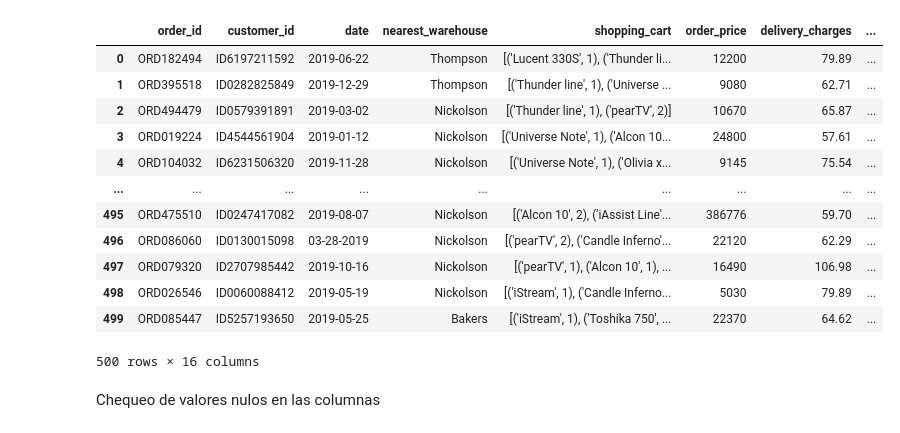
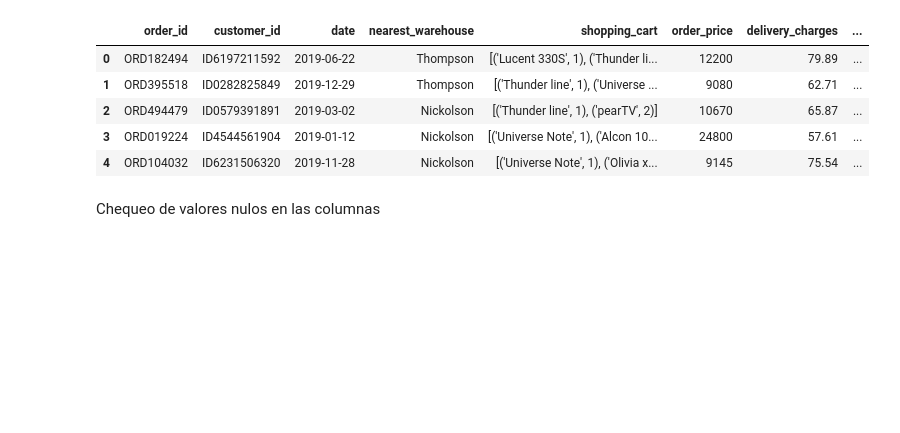
Before and after one commit to Dowhyj32/EDA, a Jupyter notebook: clean_data.ipynb, the cells around one changed output. Cells and saved outputs as stored; diff of their text form; code cells hidden in the pictures; blank space fills up the shorter version.

```diff
--- a/clean_data.ipynb
+++ b/clean_data.ipynb
@@ -4,21 +4,14 @@ import numpy as np
 import matplotlib.pyplot as plt
 # %%
 d = pd.read_csv('dirty_data.csv')
-d
+d.head()
 # %% [output]
 |  | order_id | customer_id | date | nearest_warehouse | shopping_cart | order_price | delivery_charges | ... |
 | 0 | ORD182494 | ID6197211592 | 2019-06-22 | Thompson | [('Lucent 330S', 1), ('Thunder li... | 12200 | 79.89 | ... |
 | 1 | ORD395518 | ID0282825849 | 2019-12-29 | Thompson | [('Thunder line', 1), ('Universe ... | 9080 | 62.71 | ... |
 | 2 | ORD494479 | ID0579391891 | 2019-03-02 | Nickolson | [('Thunder line', 1), ('pearTV', 2)] | 10670 | 65.87 | ... |
 | 3 | ORD019224 | ID4544561904 | 2019-01-12 | Nickolson | [('Universe Note', 1), ('Alcon 10... | 24800 | 57.61 | ... |
 | 4 | ORD104032 | ID6231506320 | 2019-11-28 | Nickolson | [('Universe Note', 1), ('Olivia x... | 9145 | 75.54 | ... |
-| ... | ... | ... | ... | ... | ... | ... | ... | ... |
-| 495 | ORD475510 | ID0247417082 | 2019-08-07 | Nickolson | [('Alcon 10', 2), ('iAssist Line'... | 386776 | 59.70 | ... |
-| 496 | ORD086060 | ID0130015098 | 03-28-2019 | Nickolson | [('pearTV', 2), ('Candle Inferno'... | 22120 | 62.29 | ... |
-| 497 | ORD079320 | ID2707985442 | 2019-10-16 | Nickolson | [('pearTV', 1), ('Alcon 10', 1), ... | 16490 | 106.98 | ... |
-| 498 | ORD026546 | ID0060088412 | 2019-05-19 | Nickolson | [('iStream', 1), ('Candle Inferno... | 5030 | 79.89 | ... |
-| 499 | ORD085447 | ID5257193650 | 2019-05-25 | Bakers | [('iStream', 1), ('Toshika 750', ... | 22370 | 64.62 | ... |
-500 rows × 16 columns
 # %% [markdown]
 Chequeo de valores nulos en las columnas
 # %%
```
Also changed, not shown: parts of 17 cells of this notebook.
